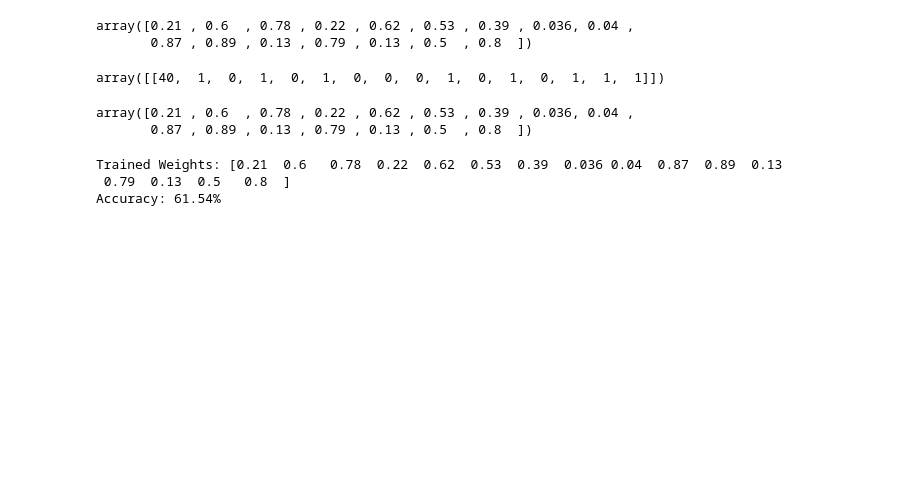
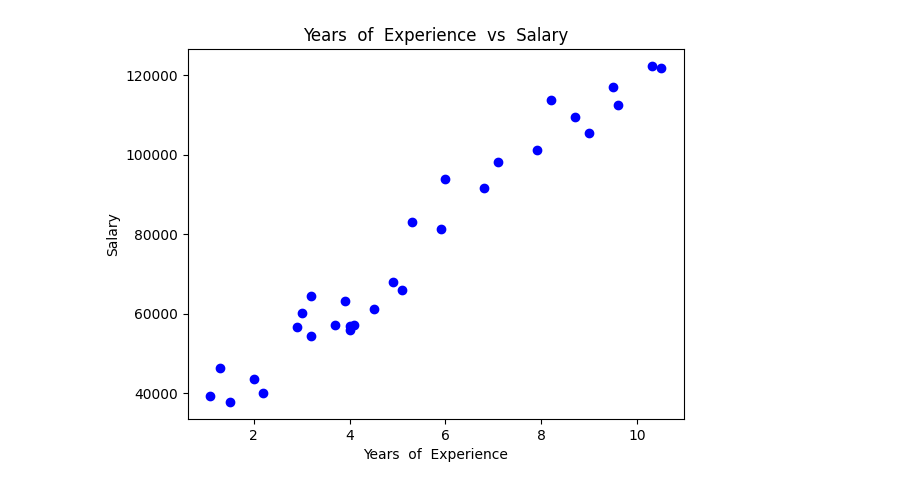
Before and after one commit to thotasriharsha/STML, a Jupyter notebook: STML_ASS_7.ipynb, the cells around one changed output. Saved outputs shown, nothing was run; the diff lists cells and outputs as text; code cells hidden in the pictures; blank space fills up the shorter version.

```diff
--- a/STML_ASS_7.ipynb
+++ b/STML_ASS_7.ipynb
@@ -175,64 +3,15 @@ dtype: int64
-# %%
-import numpy as np
-
-list1 = [0.21, 0.60, 0.78, 0.22, 0.62 ,
-       0.53, 0.39, 0.036, 0.04 , 0.87,
-       0.89, 0.13, 0.79, 0.13, 0.50,
-       0.80]
-weights=np.array(list1)
-weights
-# %% [output]
-array([0.21 , 0.6  , 0.78 , 0.22 , 0.62 , 0.53 , 0.39 , 0.036, 0.04 ,
-       0.87 , 0.89 , 0.13 , 0.79 , 0.13 , 0.5  , 0.8  ])
-# %%
-features.iloc[0:1].values
-# %% [output]
-array([[40,  1,  0,  1,  0,  1,  0,  0,  0,  1,  0,  1,  0,  1,  1,  1]])
-# %%
-def update(p,e,i):
-    for j in range(len(weights)):
-        weights[j]=weights[j]+p*e*float(features.iloc[i:i+1,j:j+1].values)
-
-
-learning_rate = 0.001
-def error(yp,i):
-  e=target_var[i]-yp
-  if(e!=0):
-     update(learning_rate,e,i)
-  return cp
-
-
-learning_rate = 0.001
-def error(yp,i):
-  e=target_var[i]-yp
-  if(e!=0):
-     update(learning_rate,e,i)
-  return e # Changed cp to yp
-
-
-weights
-# %% [output]
-array([0.21 , 0.6  , 0.78 , 0.22 , 0.62 , 0.53 , 0.39 , 0.036, 0.04 ,
-       0.87 , 0.89 , 0.13 , 0.79 , 0.13 , 0.5  , 0.8  ])
-# %%
-print("Trained Weights:", weights)
-
-# Prediction Function
-def perceptron_predict(x, weights):
-    z = np.dot(x, weights)
-    return 1 if z >= 0 else 0
-
-        # Test the model
-correct_predictions = 0
-for i in range(len(features)):
-    prediction = perceptron_predict(features[i:i+1], weights)
-    if prediction == target_var[i]:
-        correct_predictions += 1
-
-                        # Accuracy calculation
-accuracy = correct_predictions / len(features)
-print(f"Accuracy: {accuracy * 100:.2f}%")
-# %% [output]
-Trained Weights: [0.21  0.6   0.78  0.22  0.62  0.53  0.39  0.036 0.04  0.87  0.89  0.13
- 0.79  0.13  0.5   0.8  ]
-Accuracy: 61.54%
+# %%
+import  pandas  as  pd
+import  matplotlib.pyplot  as  plt
+from  sklearn.linear_model  import  LinearRegression
+data  =  pd.read_csv( "/content/Salary_Data.csv" )
+X  =  data[[ 'YearsExperience' ]]
+y  =  data[ 'Salary' ]
+import  matplotlib.pyplot  as  plt
+plt.scatter(X,  y,  color = 'blue' )
+plt.xlabel( 'Years  of  Experience' )
+plt.ylabel( 'Salary' )
+plt.title( 'Years  of  Experience  vs  Salary' )
+plt.show()
+# %% [output]
+[figure, added]
```
Also changed, not shown: parts of 17 cells of this notebook.
